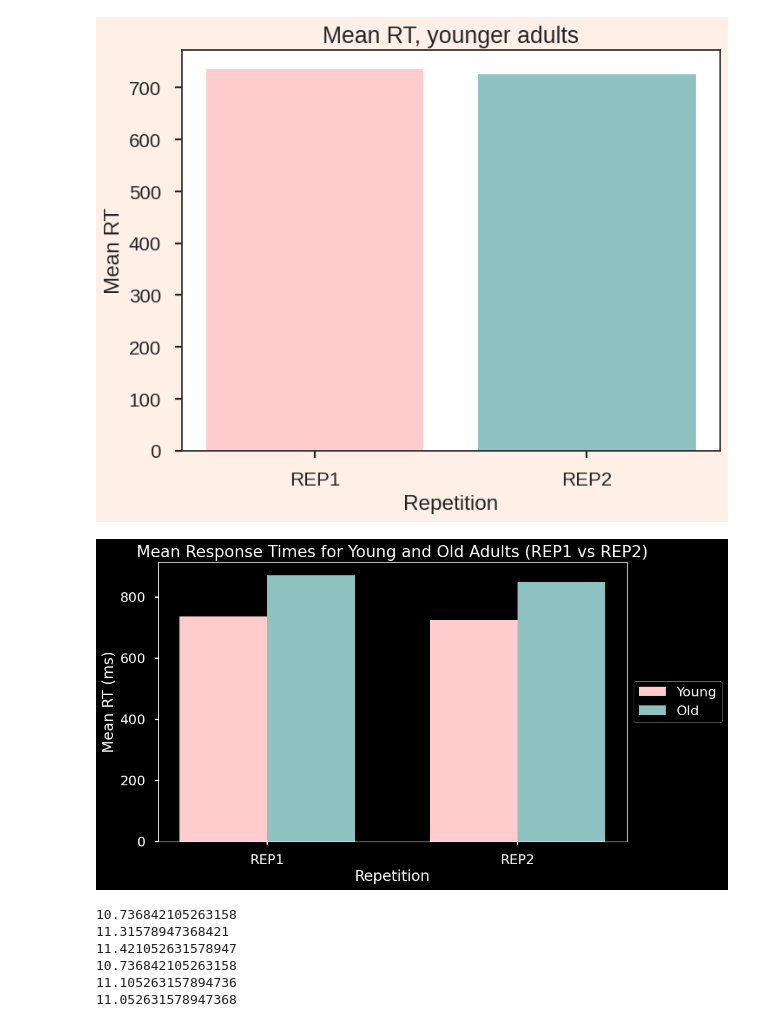
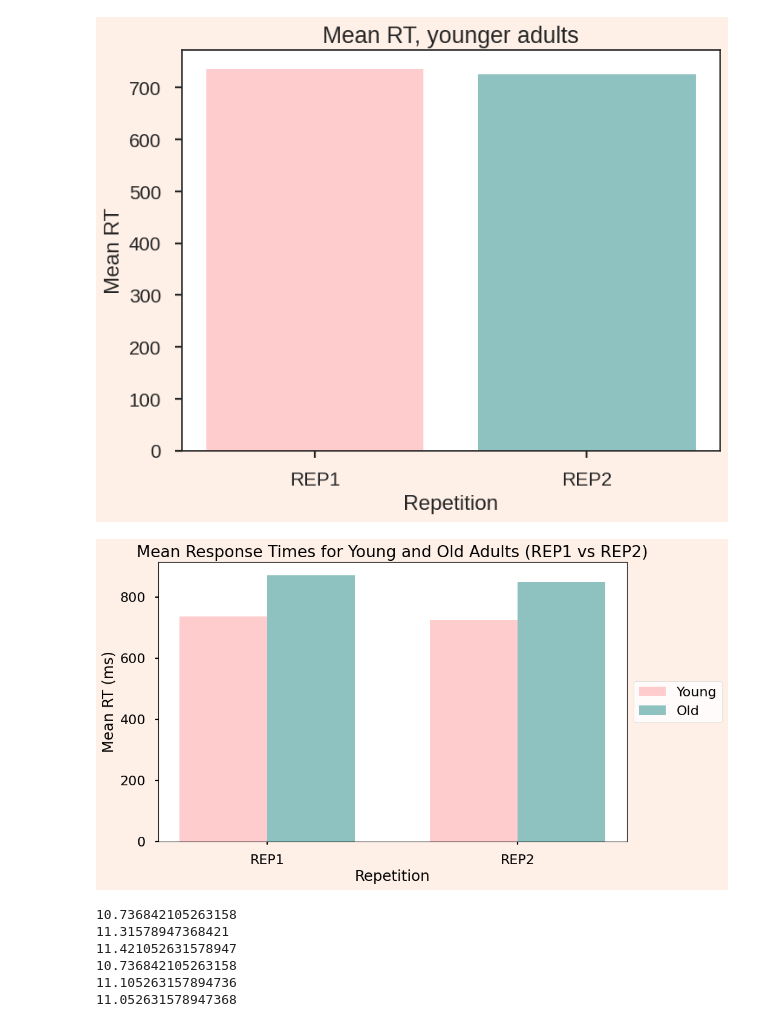
Before and after one commit to McSonk/brain-imaging, a Jupyter notebook: code/python/behaviour_global.ipynb, the cells around one changed output. Drawn from its saved outputs; the diff is of its cells as text; code cells hidden in the pictures.

Commit message:
Refines plot visualization for improved clarity

```diff
--- a/code/python/behaviour_global.ipynb
+++ b/code/python/behaviour_global.ipynb
@@ -890,34 +895,36 @@ mean_global_rt_y_reps1 = y_reps1['global_mean_rt'].mean()
 mean_global_rt_y_reps2 = y_reps2['global_mean_rt'].mean()
 mean_global_rt_o_reps1 = o_reps1['global_mean_rt'].mean()
 mean_global_rt_o_reps2 = o_reps2['global_mean_rt'].mean()
 
 # Plot the mean global RTs
 fig, ax = plt.subplots(figsize=(10, 6))
 
 # Define the positions for the bars
 bar_width = 0.35
 r1 = np.arange(2)
 r2 = [x + bar_width for x in r1]
 
 # Plot the mean global RTs for young adults
 ax.bar(r1, [mean_global_rt_y_reps1, mean_global_rt_y_reps2], width=bar_width, label='Young', color='#ffccce')
 
 # Plot the mean global RTs for old adults
 ax.bar(r2, [mean_global_rt_o_reps1, mean_global_rt_o_reps2], width=bar_width, label='Old', color='#8dc2c0')
 
 # Add labels and title
 ax.set_xlabel('Repetition')
 ax.set_ylabel('Mean RT (ms)')
 ax.set_title('Mean Response Times for Young and Old Adults (REP1 vs REP2)')
 ax.set_xticks([r + bar_width / 2 for r in range(2)])
 ax.set_xticklabels(['REP1', 'REP2'])
 ax.legend()
 ax.legend(loc='center left', bbox_to_anchor=(1, 0.5))
+fig.patch.set_facecolor('#fef0e7')
+
 
 # Show the plot
 plt.show()
 # %% [output]
-[figure, old version]
+[figure, new version]
 # %%
 import numpy as np
 
```
Also changed, not shown: parts of 26 cells of this notebook.
